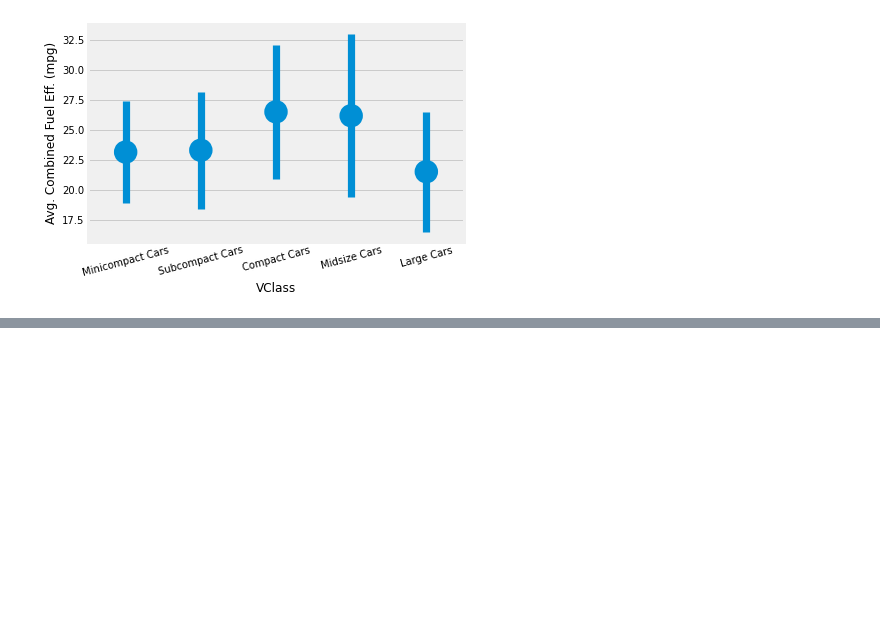
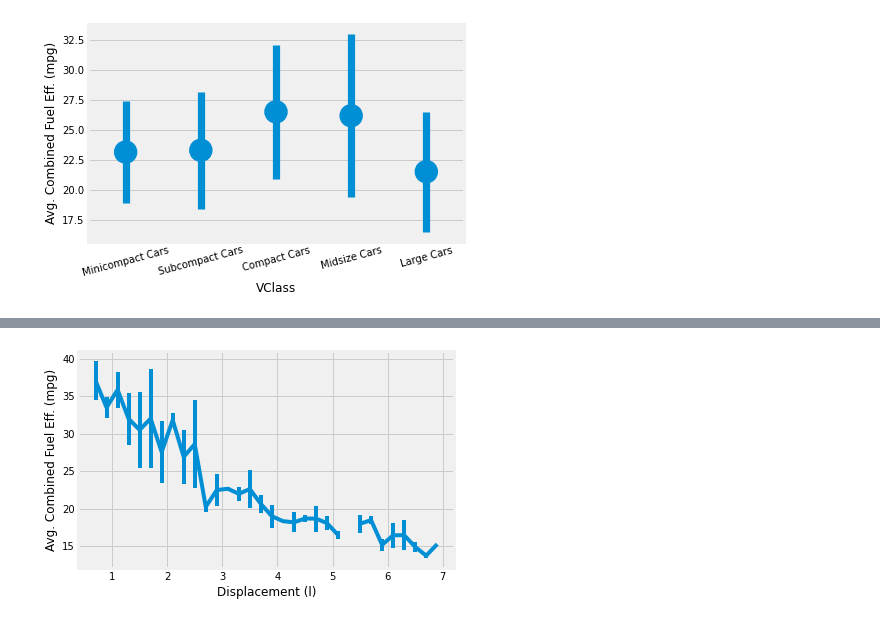
Before and after one commit to dajebbar/AIPND, a Jupyter notebook: Matplotlib_and_Seaborn.ipynb, the cells around one changed output, grey strips where cells are left out. Cells and saved outputs as stored; diff of their text form; code cells hidden in the pictures; blank space fills up the shorter version.

```diff
--- a/Matplotlib_and_Seaborn.ipynb
+++ b/Matplotlib_and_Seaborn.ipynb
@@ -788,0 +809,13 @@ Text(0, 0.5, 'Avg. Combined Fuel Eff. (mpg)')
+# %%
+bin_d = np.arange(0.6, 7+0.2, 0.2)
+bin_c = bin_d[:-1] + 0.1
+
+displ_binned = pd.cut(fuel_econ['displ'], bin_d, include_lowest=True)
+comb_mean = fuel_econ['comb'].groupby(displ_binned).mean()
+comb_std = fuel_econ['comb'].groupby(displ_binned).std()
+# %%
+plt.errorbar(x=bin_c, y=comb_mean, yerr=comb_std);
+plt.xlabel('Displacement (l)');
+plt.ylabel('Avg. Combined Fuel Eff. (mpg)');
+# %% [output]
+[figure, added]
```
Also changed, not shown: parts of 4 cells of this notebook.
